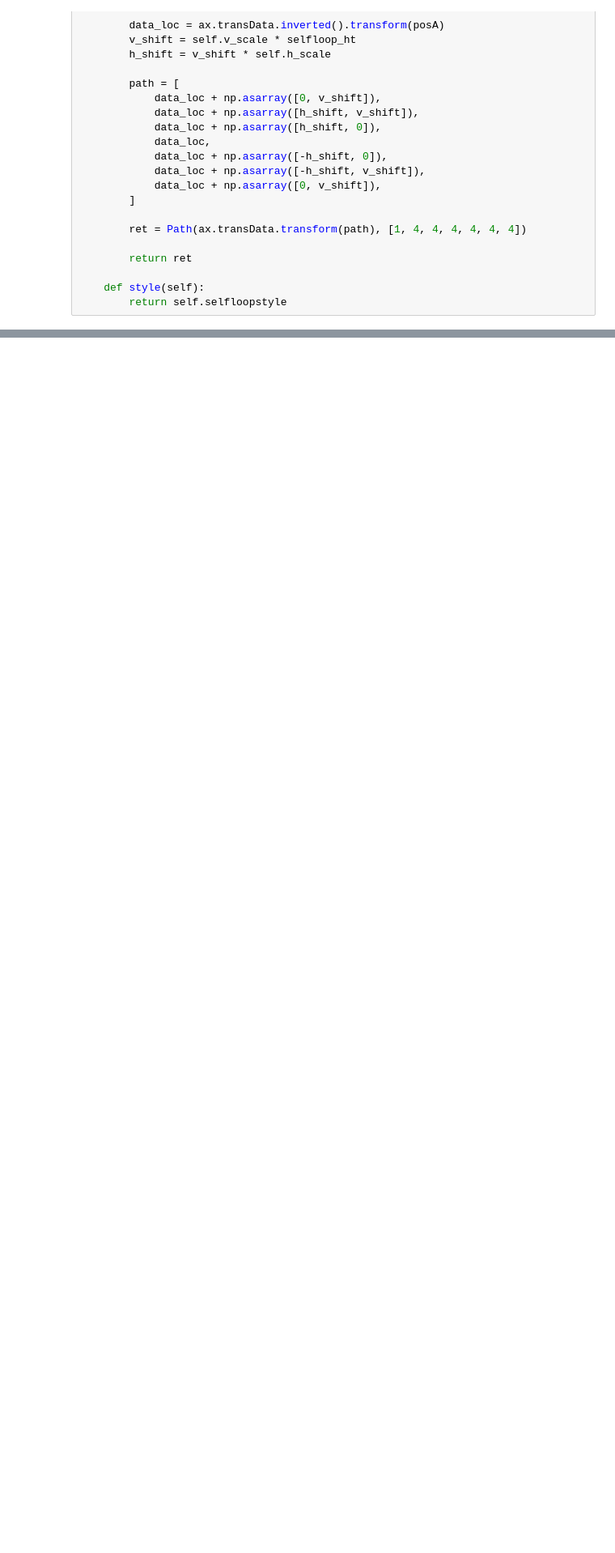
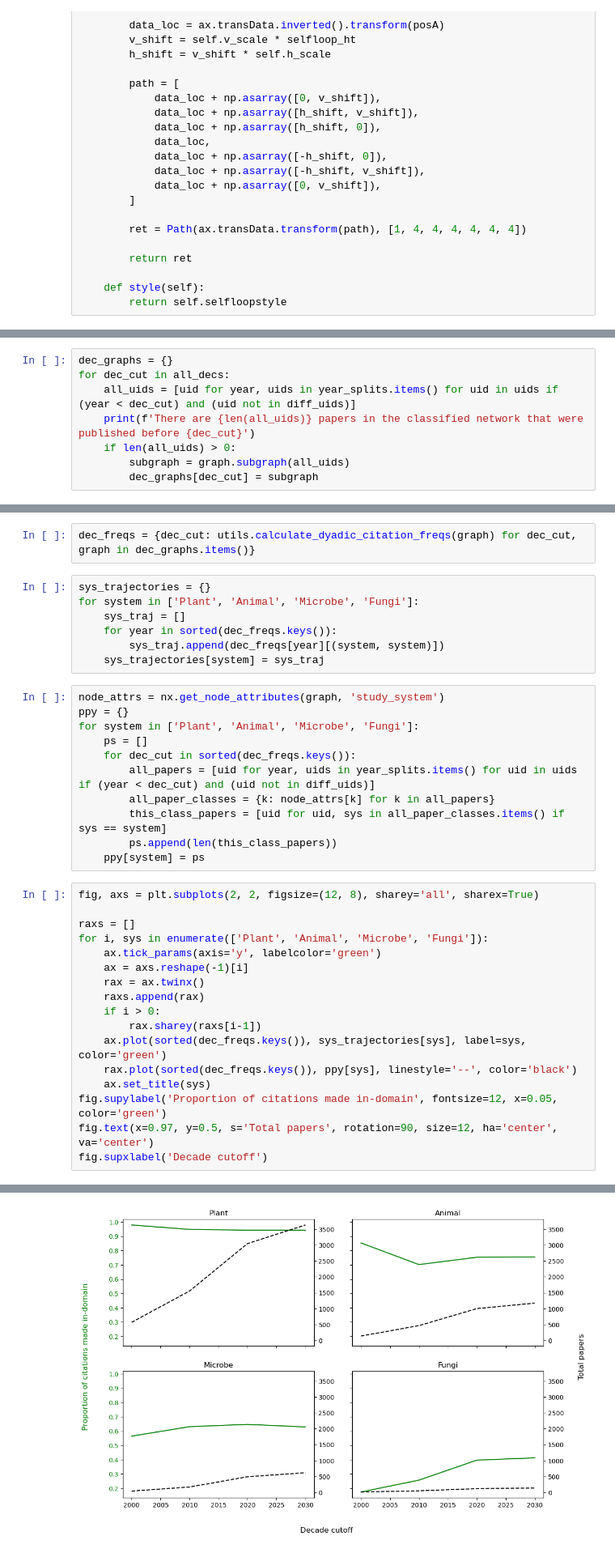
Before and after one commit to serenalotreck/desiccation-network, a Jupyter notebook: notebooks/dyadic_citation_frequencies.ipynb, the cells around one changed output, grey strips where cells are left out. Shown at 81% size. Saved outputs shown, nothing was run; the diff lists cells and outputs as text; blank space fills up the shorter version.

Commit message:
Temporal dyadic freqs, WIP draft rec system, remove prints from classify_papers

```diff
--- a/notebooks/dyadic_citation_frequencies.ipynb
+++ b/notebooks/dyadic_citation_frequencies.ipynb
@@ -136,0 +160,8 @@ plt.savefig('../data/citation_network/figures/dyadic_citation_frequencies.png',
+# %%
+dec_graphs = {}
+for dec_cut in all_decs:
+    all_uids = [uid for year, uids in year_splits.items() for uid in uids if (year < dec_cut) and (uid not in diff_uids)]
+    print(f'There are {len(all_uids)} papers in the classified network that were published before {dec_cut}')
+    if len(all_uids) > 0:
+        subgraph = graph.subgraph(all_uids)
+        dec_graphs[dec_cut] = subgraph
@@ -136,0 +177,38 @@ plt.savefig('../data/citation_network/figures/dyadic_citation_frequencies.png',
+# %%
+dec_freqs = {dec_cut: utils.calculate_dyadic_citation_freqs(graph) for dec_cut, graph in dec_graphs.items()}
+# %%
+sys_trajectories = {}
+for system in ['Plant', 'Animal', 'Microbe', 'Fungi']:
+    sys_traj = []
+    for year in sorted(dec_freqs.keys()):
+        sys_traj.append(dec_freqs[year][(system, system)])
+    sys_trajectories[system] = sys_traj
+# %%
+node_attrs = nx.get_node_attributes(graph, 'study_system')
+ppy = {}
+for system in ['Plant', 'Animal', 'Microbe', 'Fungi']:
+    ps = []
+    for dec_cut in sorted(dec_freqs.keys()):
+        all_papers = [uid for year, uids in year_splits.items() for uid in uids if (year < dec_cut) and (uid not in diff_uids)]
+        all_paper_classes = {k: node_attrs[k] for k in all_papers}
+        this_class_papers = [uid for uid, sys in all_paper_classes.items() if sys == system]
+        ps.append(len(this_class_papers))
+    ppy[system] = ps
+# %%
+fig, axs = plt.subplots(2, 2, figsize=(12, 8), sharey='all', sharex=True)
+
+raxs = []
+for i, sys in enumerate(['Plant', 'Animal', 'Microbe', 'Fungi']):
+    ax.tick_params(axis='y', labelcolor='green')
+    ax = axs.reshape(-1)[i]
+    rax = ax.twinx()
+    raxs.append(rax)
+    if i > 0:
+        rax.sharey(raxs[i-1])
+    ax.plot(sorted(dec_freqs.keys()), sys_trajectories[sys], label=sys, color='green')
+    rax.plot(sorted(dec_freqs.keys()), ppy[sys], linestyle='--', color='black')
+    ax.set_title(sys)
+fig.supylabel('Proportion of citations made in-domain', fontsize=12, x=0.05, color='green')
+fig.text(x=0.97, y=0.5, s='Total papers', rotation=90, size=12, ha='center', va='center')
+fig.supxlabel('Decade cutoff')
+# %% [output]
@@ -137,3 +216,4 @@ plt.savefig('../data/citation_network/figures/dyadic_citation_frequencies.png',
+[figure, added]
 # %% [markdown]
 ## Test explantory hypotheses
 In this section, we'll take a look at some of the hypotheses from [Theory Meets Empiry: A Citation Network Analysis](https://academic.oup.com/bioscience/article-pdf/68/10/805/26119302/biy083.pdf).
```
Also changed, not shown: parts of 16 cells of this notebook, 5 other files.
